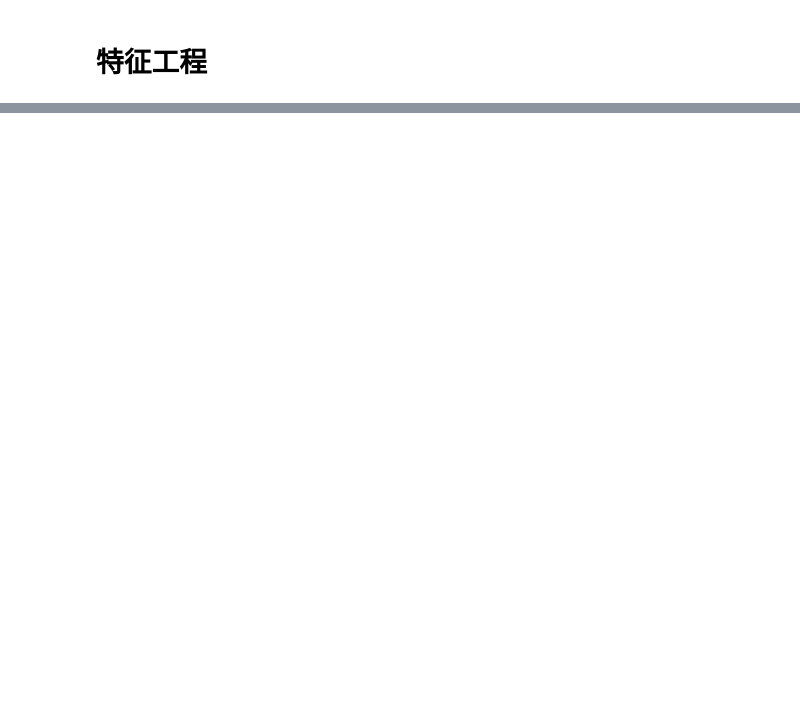
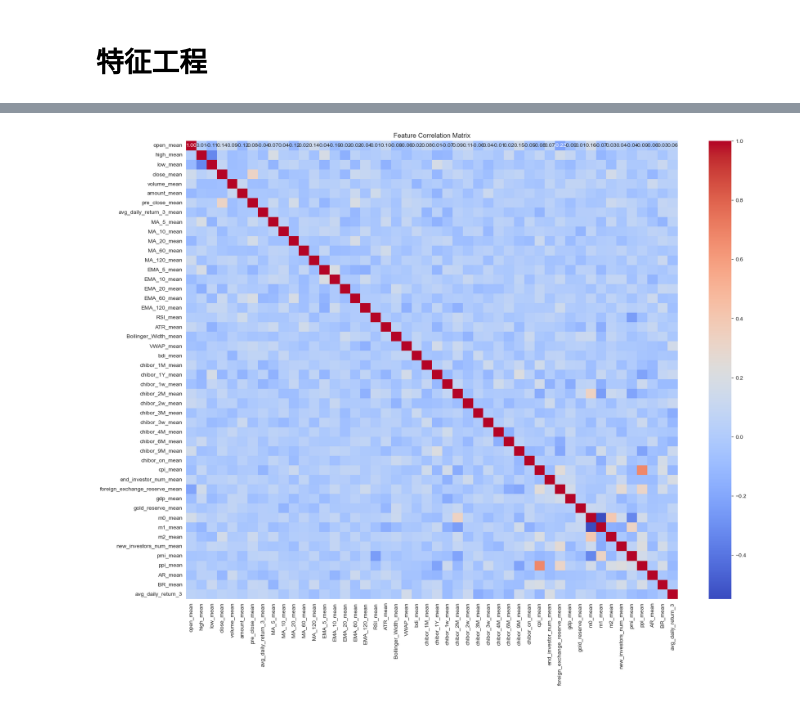
Before and after one commit to Monsoon007/LSTM-XGBOOST, a Jupyter notebook: 7106f7e7-f01e-11ee-8953-a00af654686a/数据工程.ipynb, the cells around one changed output, grey strips where cells are left out. Cells and saved outputs as stored; diff of their text form; code cells hidden in the pictures; blank space fills up the shorter version.

```diff
--- a/7106f7e7-f01e-11ee-8953-a00af654686a/数据工程.ipynb
+++ b/7106f7e7-f01e-11ee-8953-a00af654686a/数据工程.ipynb
@@ -193,0 +256,4 @@ memory usage: 50.8+ KB
+# %%
+# 将macro_data根据日期与data合并
+data = data.join(macro_data, how='left')
+data.info()
@@ -235,3 +318,9 @@ def calculate_br(data, period=26):
     br_denominator = (data['close'].shift() - data['low']).rolling(window=period).sum()
     br = (br_numerator / br_denominator) * 100
     return br
+# %%
+# 加入到data中
+data['AR'] = calculate_ar(data)
+data['BR'] = calculate_br(data)
+
+data.info()
@@ -241,0 +364,3 @@ def calculate_br(data, period=26):
+# %%
+# 去除有空值的行
+data.dropna(inplace=True)
@@ -241,0 +529,6 @@ def calculate_br(data, period=26):
+# %%
+import seaborn as sns
+import matplotlib.pyplot as plt
+
+# 计算相关系数矩阵
+corr_matrix = data_combined.corr()
@@ -241,0 +583,8 @@ def calculate_br(data, period=26):
+# %%
+# 设置matplotlib的参数，以确保图形能够适当显示
+plt.figure(figsize=(20, 15))
+sns.heatmap(corr_matrix, annot=True, fmt=".2f", cmap='coolwarm')
+plt.title("Feature Correlation Matrix")
+plt.show()
+# %% [output]
+[figure, added]
```
Also changed, not shown: parts of 33 cells of this notebook, 1 other file.
